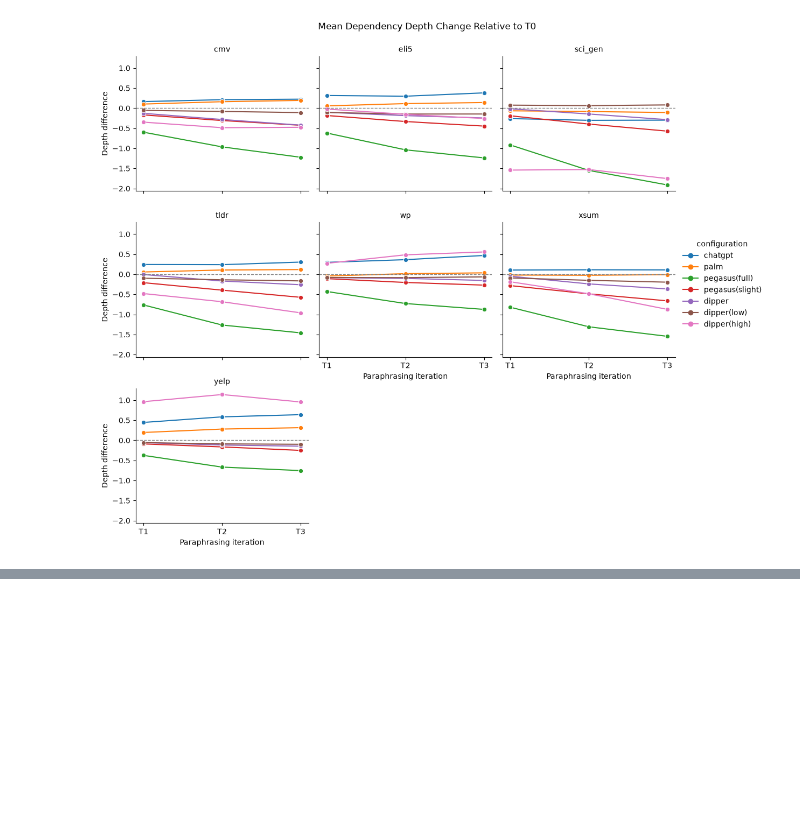
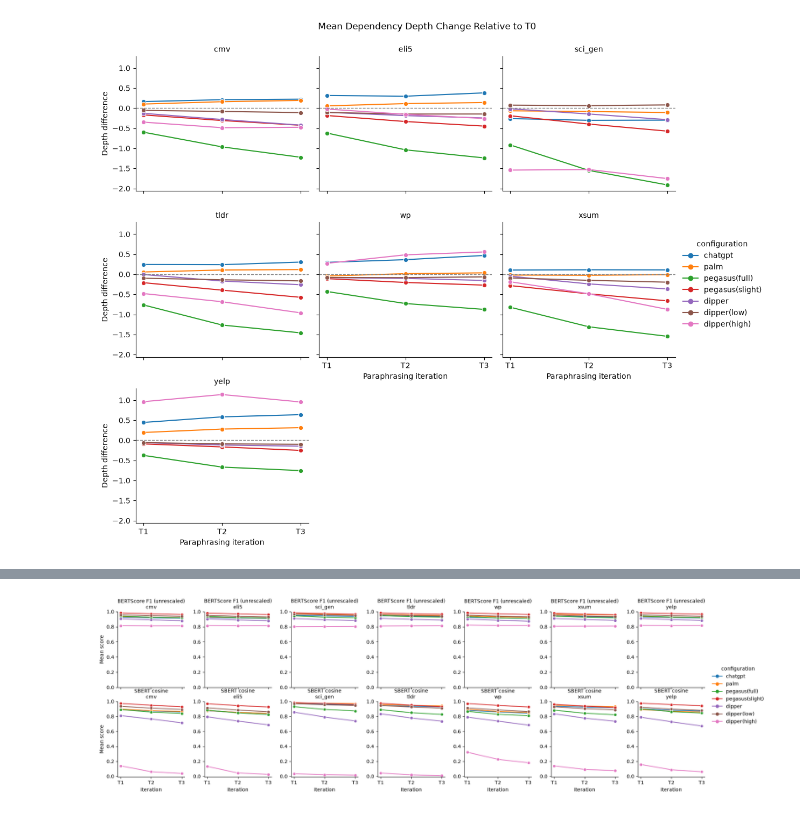
Before and after one commit to ikemaugust96/cs6120-ship-of-theseus, a Jupyter notebook: notebooks/01_data_audit.ipynb, the cells around one changed output, grey strips where cells are left out. Saved outputs shown, nothing was run; the diff lists cells and outputs as text; code cells hidden in the pictures; blank space fills up the shorter version.

Commit message:
Add SBERT baseline and matched semantic comparison

```diff
--- a/notebooks/01_data_audit.ipynb
+++ b/notebooks/01_data_audit.ipynb
@@ -2221,0 +2231,19 @@ for metric, (title, ylabel, filename) in structural_metrics.items():
+# %%
+from sentence_transformers import SentenceTransformer
+from time import perf_counter
+
+sbert_model_name = "sentence-transformers/all-mpnet-base-v2"
+sbert_device = "mps" if torch.backends.mps.is_available() else "cpu"
+
+start = perf_counter()
+
+sbert_model = SentenceTransformer(
+    sbert_model_name,
+    device=sbert_device,
+)
+
+print(f"Model: {sbert_model_name}")
+print(f"Device: {sbert_device}")
+print(f"Maximum sequence length: {sbert_model.max_seq_length}")
+print(f"Embedding dimension: {sbert_model.get_sentence_embedding_dimension()}")
+print(f"Loaded in {perf_counter() - start:.2f} seconds")
@@ -2221,0 +2982,59 @@ for metric, (title, ylabel, filename) in structural_metrics.items():
+# %%
+semantic_plot_data = four_metric_by_domain.melt(
+    id_vars=["domain", "configuration", "iteration"],
+    value_vars=["mean_BERTScore_F1", "mean_SBERT_cosine"],
+    var_name="metric",
+    value_name="score",
+)
+
+semantic_plot_data["metric"] = semantic_plot_data["metric"].map({
+    "mean_BERTScore_F1": "BERTScore F1 (unrescaled)",
+    "mean_SBERT_cosine": "SBERT cosine",
+})
+
+grid = sns.relplot(
+    data=semantic_plot_data,
+    x="iteration",
+    y="score",
+    hue="configuration",
+    hue_order=list(configuration_map),
+    row="metric",
+    col="domain",
+    col_order=sorted(sbert_datasets),
+    kind="line",
+    marker="o",
+    estimator=None,
+    palette="tab10",
+    height=2.8,
+    aspect=0.9,
+    facet_kws={"sharex": True, "sharey": False},
+)
+
+grid.set_titles("{row_name}\n{col_name}")
+grid.set_axis_labels("Iteration", "Mean score")
+
+for row_index, axes_row in enumerate(grid.axes):
+    metric_name = [
+        "BERTScore F1 (unrescaled)",
+        "SBERT cosine",
+    ][row_index]
+
+    values = semantic_plot_data.loc[
+        semantic_plot_data["metric"].eq(metric_name),
+        "score",
+    ]
+    lower = max(-1, min(0, values.min() - 0.02))
+
+    for ax in axes_row:
+        ax.set_xticks([1, 2, 3], ["T1", "T2", "T3"])
+        ax.set_ylim(lower, 1.0)
+
+grid.figure.savefig(
+    figures_dir / "10_semantic_metrics_matched_by_domain.png",
+    dpi=300,
+    bbox_inches="tight",
+)
+
+plt.show()
+# %% [output]
+[figure, added]
```
Also changed, not shown: parts of 12 cells of this notebook, 11 other files.
